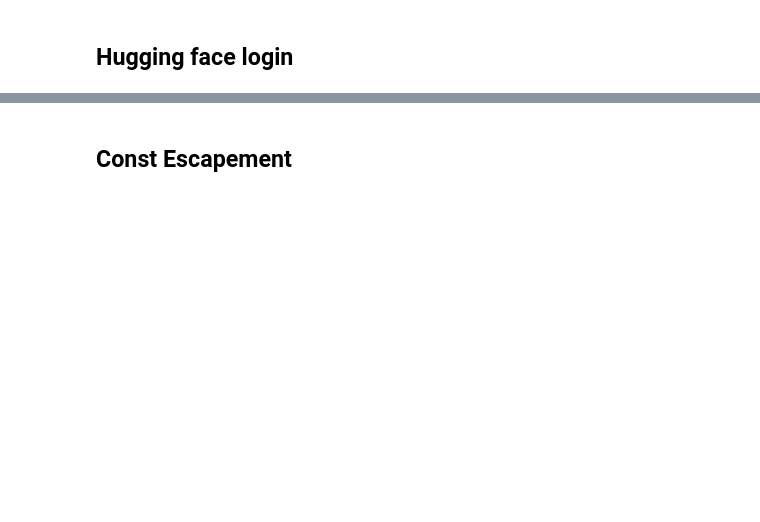
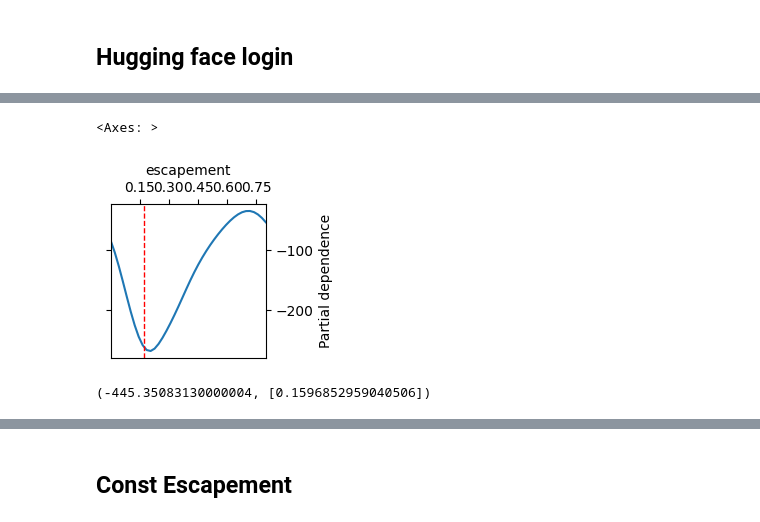
Before and after one commit to petebachant/rl4fisheries, a Jupyter notebook: notebooks/optimal-fixed-policy.ipynb, the cells around one changed output, grey strips where cells are left out. Saved outputs shown, nothing was run; the diff lists cells and outputs as text; code cells hidden in the pictures; blank space fills up the shorter version.

```diff
--- a/notebooks/optimal-fixed-policy.ipynb
+++ b/notebooks/optimal-fixed-policy.ipynb
@@ -110,0 +112,11 @@ Wall time: 49min 15s
+# %%
+plot_objective(esc_gp)
+# %% [output]
+<Axes: >
+[figure, added]
+# %%
+%%time
+esc_gbrt = gbrt_minimize(esc_obj, esc_space, n_calls = 50, verbose=True, n_jobs=-1)
+esc_gbrt.fun, esc_gbrt.x
+# %% [output]
+(-445.35083130000004, [0.1596852959040506])
```
Also changed, not shown: parts of 33 cells of this notebook, 2 other files.
